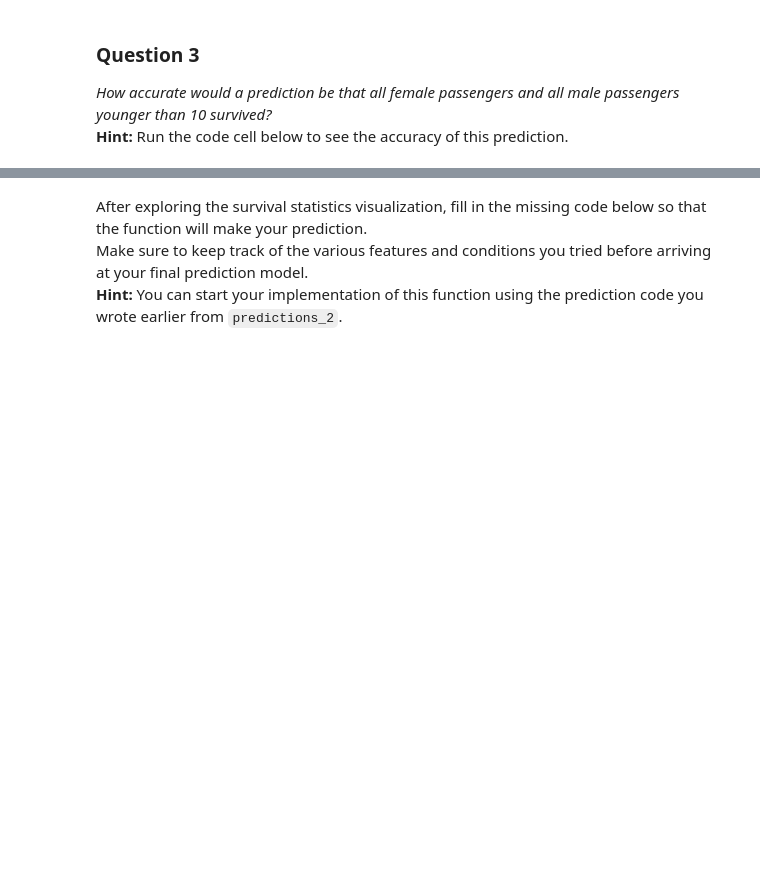
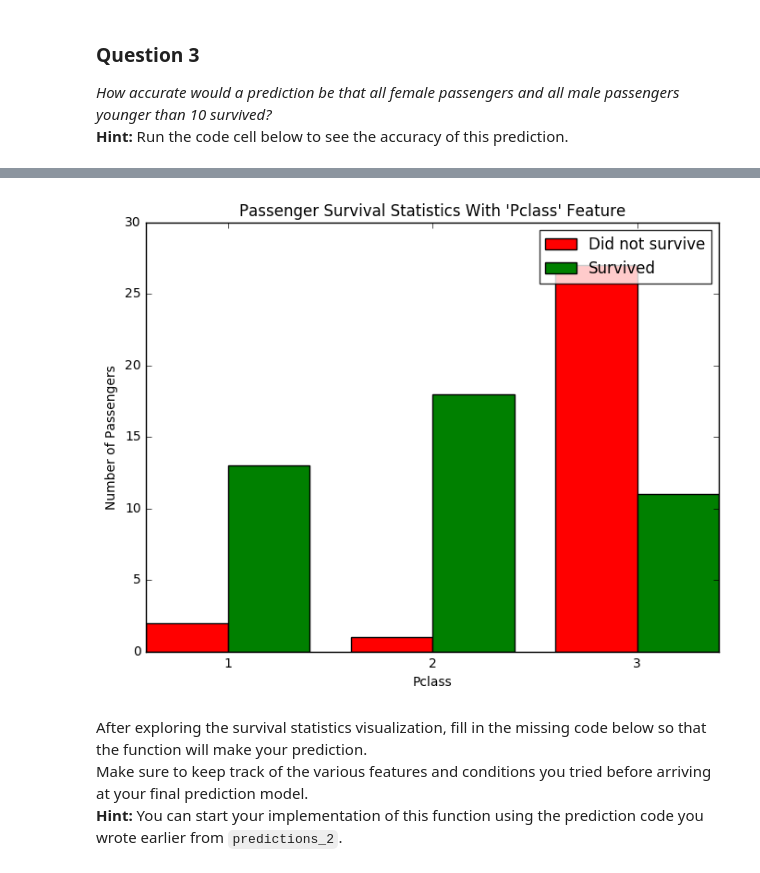
Before and after one commit to kamranazmat/Machine-Learning-Engineer-Nanodegree, a Jupyter notebook: Projects/Titanic Survival Exploration/titanic_survival_exploration.ipynb, the cells around one changed output, grey strips where cells are left out. Saved outputs shown, nothing was run; the diff lists cells and outputs as text; code cells hidden in the pictures; blank space fills up the shorter version.

```diff
--- a/Projects/Titanic Survival Exploration/titanic_survival_exploration.ipynb
+++ b/Projects/Titanic Survival Exploration/titanic_survival_exploration.ipynb
@@ -186,3 +237,8 @@ vs.survival_stats(data, outcomes, 'Age', ["Sex == 'male'", "Age < 18"])
+# %%
+# vs.survival_stats(data, outcomes, 'SibSp', ["Sex == 'male'", "SibSp > 0"])
+vs.survival_stats(data, outcomes, 'Pclass', ["Sex == 'female'", "SibSp > 0", "Parch > 0"])
+# %% [output]
+[figure, added]
 # %% [markdown]
 After exploring the survival statistics visualization, fill in the missing code below so that the function will make your prediction.
 Make sure to keep track of the various features and conditions you tried before arriving at your final prediction model.
```
Also changed, not shown: parts of 24 cells of this notebook, 3 other files.
